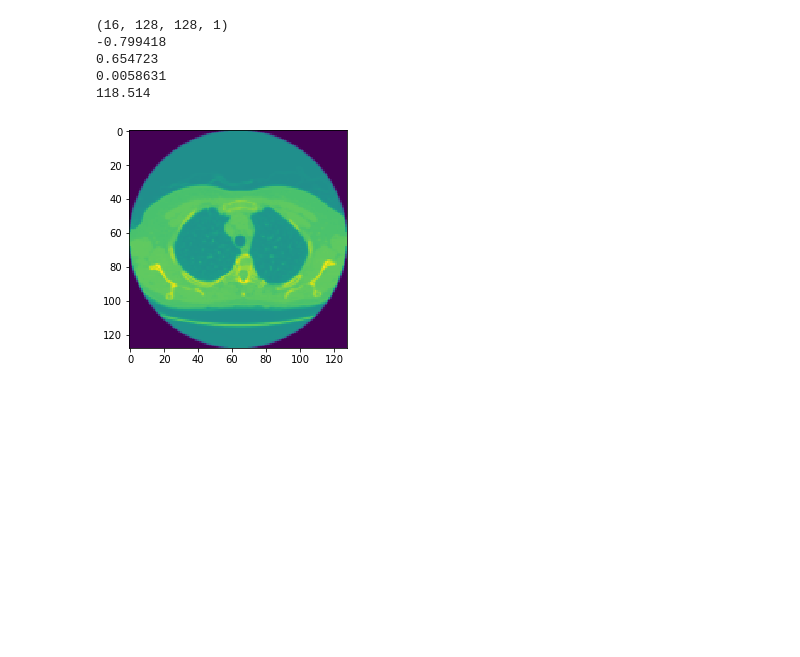
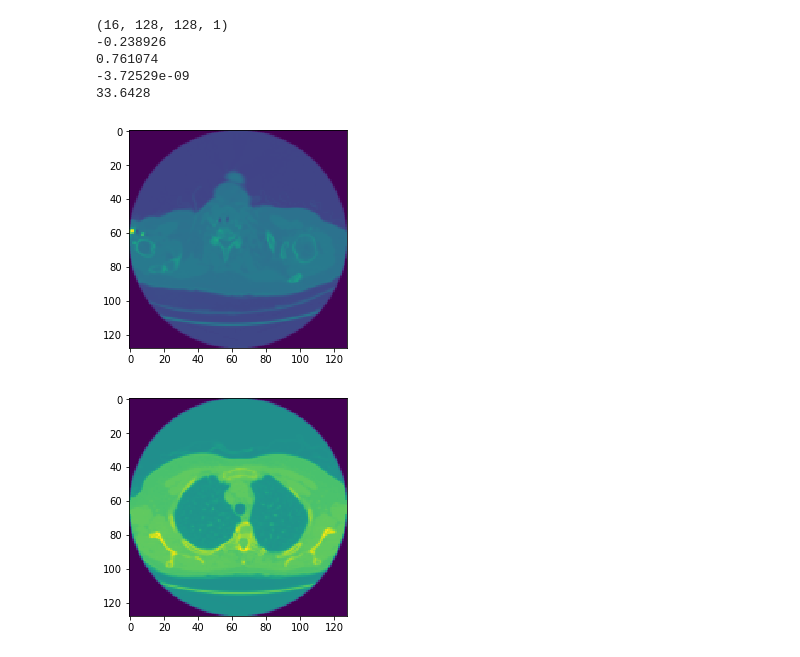
Before and after one commit to lunz-s/DeepAdverserialRegulariser, a Jupyter notebook: test.ipynb, the cells around one changed output. Drawn from its saved outputs; the diff is of its cells as text; code cells hidden in the pictures; blank space fills up the shorter version.

```diff
--- a/test.ipynb
+++ b/test.ipynb
@@ -1,11 +0,0 @@
-# %%
-import AR_for_CT as ar
-import matplotlib.pyplot as plt
-import numpy as np
-%matplotlib inline
-
-class luna(ar.data_preprocessing):
-    source = 'LUNA'
-
-data = luna()
-data_ell = ar.data_preprocessing()
@@ -17,21 +56,22 @@ path = data.get_random_path(validation=True)
 # %%
 y, x_true, fbp = data.generate_data(16)
-pic = fbp
+pic = x_true
 i = 1
 print(pic.shape)
 print(np.amin(pic[i,...]))
 print(np.amax(pic[i,...]))
 print(np.average(pic[i,...]))
 dif = x_true[i,...,0] - fbp[i,...,0]
 print(np.sum(np.square(dif)))
 plt.imshow(pic[i,...,0])
 plt.show()
 # %% [output]
 (16, 128, 128, 1)
--0.799418
-0.654723
-0.0058631
-118.514
+-0.238926
+0.761074
+-3.72529e-09
+33.6428
+[figure, added]
 # %%
 path = pp.get_random_path()
 image = pp.get_pic(path)
```
Also changed, not shown: parts of 5 cells of this notebook, 6 other files.
